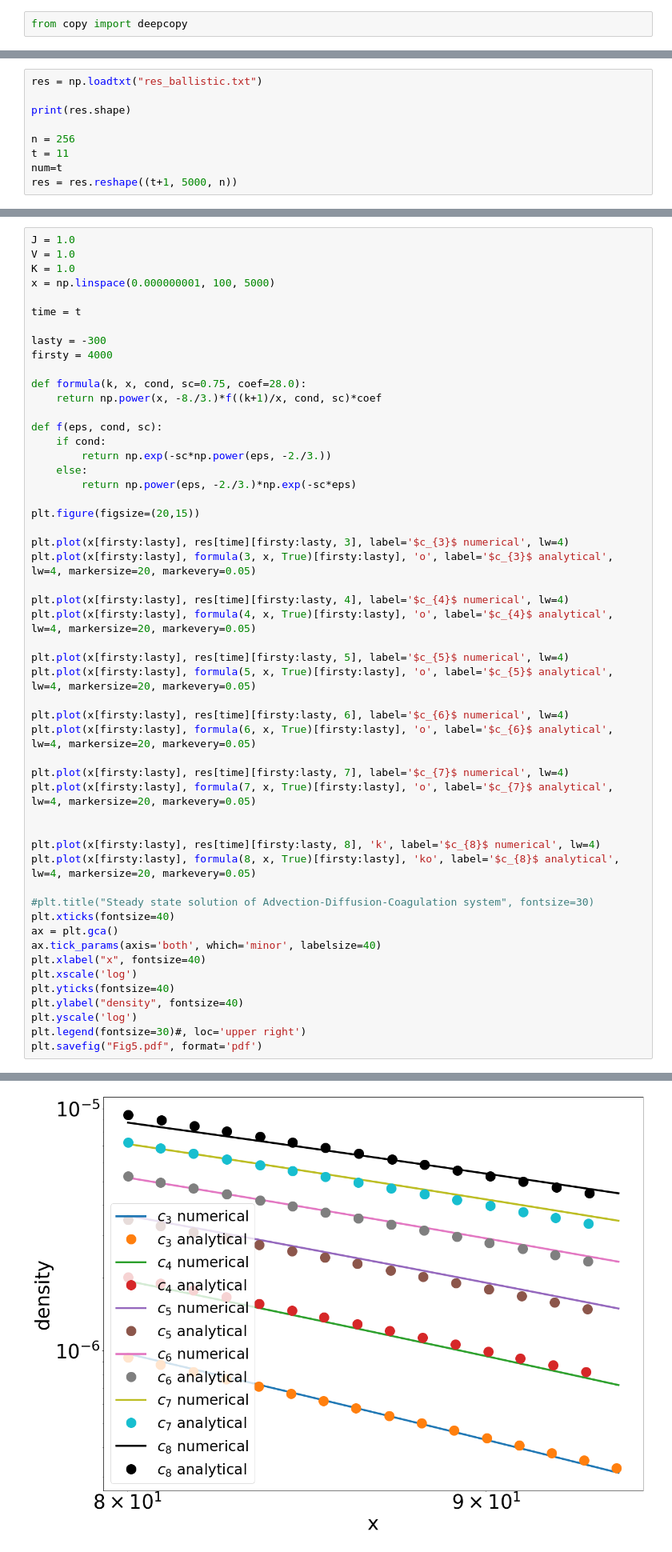
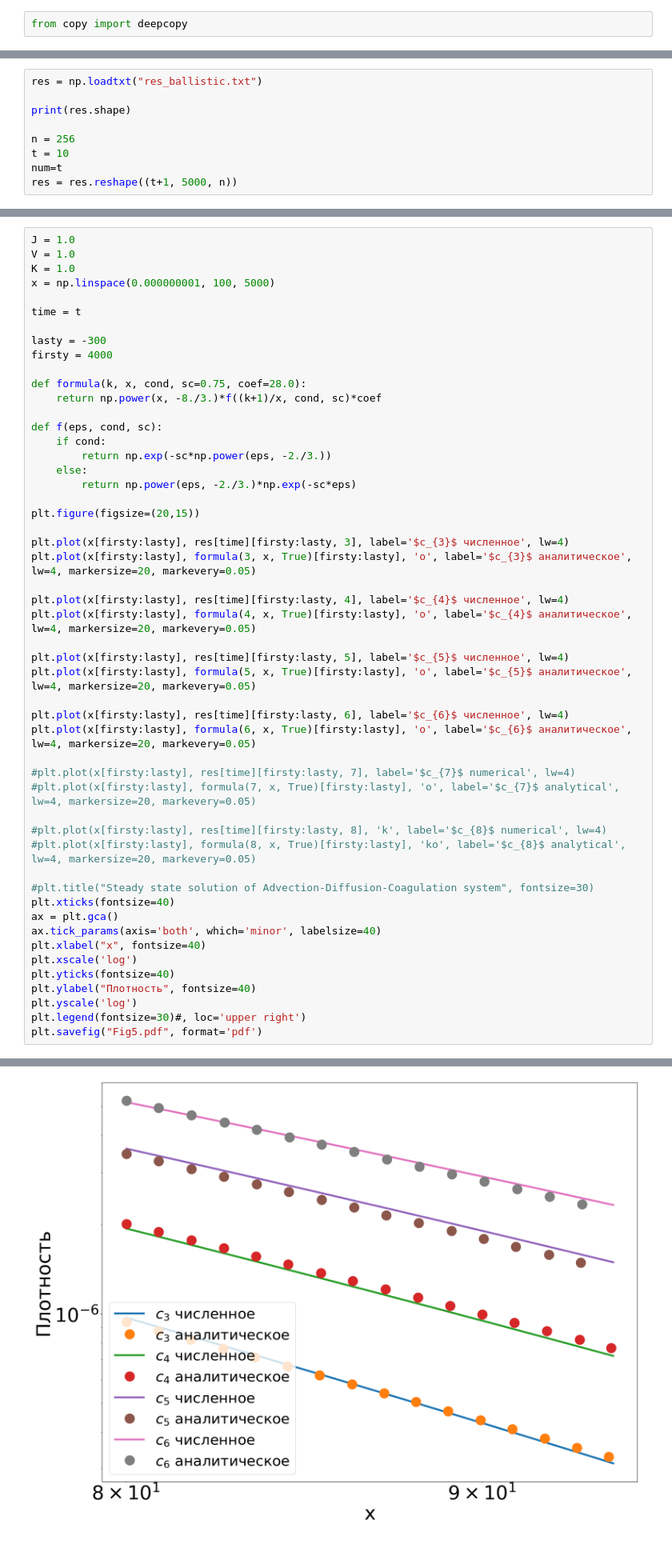
Before and after one commit to RishatZagidullin/coagulation-advection-1d, a Jupyter notebook: run_folder/draw_article_rus.ipynb, the cells around one changed output, grey strips where cells are left out. Shown at 80% size. Saved outputs shown, nothing was run; the diff lists cells and outputs as text.

```diff
--- a/run_folder/draw_article_rus.ipynb
+++ b/run_folder/draw_article_rus.ipynb
@@ -377,7 +377,7 @@ res = np.loadtxt("res_ballistic.txt")
 print(res.shape)
 
 n = 256
-t = 11
+t = 10
 num=t
 res = res.reshape((t+1, 5000, n))
 # %% [output]
@@ -429,24 +429,23 @@ def f(eps, cond, sc):
 
 plt.figure(figsize=(20,15))
 
-plt.plot(x[firsty:lasty], res[time][firsty:lasty, 3], label='$c_{3}$ numerical', lw=4)
-plt.plot(x[firsty:lasty], formula(3, x, True)[firsty:lasty], 'o', label='$c_{3}$ analytical', lw=4, markersize=20, markevery=0.05)
+plt.plot(x[firsty:lasty], res[time][firsty:lasty, 3], label='$c_{3}$ численное', lw=4)
+plt.plot(x[firsty:lasty], formula(3, x, True)[firsty:lasty], 'o', label='$c_{3}$ аналитическое', lw=4, markersize=20, markevery=0.05)
 
-plt.plot(x[firsty:lasty], res[time][firsty:lasty, 4], label='$c_{4}$ numerical', lw=4)
-plt.plot(x[firsty:lasty], formula(4, x, True)[firsty:lasty], 'o', label='$c_{4}$ analytical', lw=4, markersize=20, markevery=0.05)
+plt.plot(x[firsty:lasty], res[time][firsty:lasty, 4], label='$c_{4}$ численное', lw=4)
+plt.plot(x[firsty:lasty], formula(4, x, True)[firsty:lasty], 'o', label='$c_{4}$ аналитическое', lw=4, markersize=20, markevery=0.05)
 
-plt.plot(x[firsty:lasty], res[time][firsty:lasty, 5], label='$c_{5}$ numerical', lw=4)
-plt.plot(x[firsty:lasty], formula(5, x, True)[firsty:lasty], 'o', label='$c_{5}$ analytical', lw=4, markersize=20, markevery=0.05)
+plt.plot(x[firsty:lasty], res[time][firsty:lasty, 5], label='$c_{5}$ численное', lw=4)
+plt.plot(x[firsty:lasty], formula(5, x, True)[firsty:lasty], 'o', label='$c_{5}$ аналитическое', lw=4, markersize=20, markevery=0.05)
 
-plt.plot(x[firsty:lasty], res[time][firsty:lasty, 6], label='$c_{6}$ numerical', lw=4)
-plt.plot(x[firsty:lasty], formula(6, x, True)[firsty:lasty], 'o', label='$c_{6}$ analytical', lw=4, markersize=20, markevery=0.05)
+plt.plot(x[firsty:lasty], res[time][firsty:lasty, 6], label='$c_{6}$ численное', lw=4)
+plt.plot(x[firsty:lasty], formula(6, x, True)[firsty:lasty], 'o', label='$c_{6}$ аналитическое', lw=4, markersize=20, markevery=0.05)
 
-plt.plot(x[firsty:lasty], res[time][firsty:lasty, 7], label='$c_{7}$ numerical', lw=4)
-plt.plot(x[firsty:lasty], formula(7, x, True)[firsty:lasty], 'o', label='$c_{7}$ analytical', lw=4, markersize=20, markevery=0.05)
+#plt.plot(x[firsty:lasty], res[time][firsty:lasty, 7], label='$c_{7}$ numerical', lw=4)
+#plt.plot(x[firsty:lasty], formula(7, x, True)[firsty:lasty], 'o', label='$c_{7}$ analytical', lw=4, markersize=20, markevery=0.05)
 
-
-plt.plot(x[firsty:lasty], res[time][firsty:lasty, 8], 'k', label='$c_{8}$ numerical', lw=4)
-plt.plot(x[firsty:lasty], formula(8, x, True)[firsty:lasty], 'ko', label='$c_{8}$ analytical', lw=4, markersize=20, markevery=0.05)
+#plt.plot(x[firsty:lasty], res[time][firsty:lasty, 8], 'k', label='$c_{8}$ numerical', lw=4)
+#plt.plot(x[firsty:lasty], formula(8, x, True)[firsty:lasty], 'ko', label='$c_{8}$ analytical', lw=4, markersize=20, markevery=0.05)
 
 #plt.title("Steady state solution of Advection-Diffusion-Coagulation system", fontsize=30)
 plt.xticks(fontsize=40)
@@ -455,7 +454,7 @@ ax.tick_params(axis='both', which='minor', labelsize=40)
 plt.xlabel("x", fontsize=40)
 plt.xscale('log')
 plt.yticks(fontsize=40)
-plt.ylabel("density", fontsize=40)
+plt.ylabel("Плотность", fontsize=40)
 plt.yscale('log')
 plt.legend(fontsize=30)#, loc='upper right')
 plt.savefig("Fig5.pdf", format='pdf')
@@ -465,4 +462,4 @@ The PostScript backend does not support transparency; partially transparent arti
-[figure, old version]
+[figure, new version]
 # %%
 J = 1.0
 V = 1.0
```
Also changed, not shown: parts of 8 cells of this notebook.
